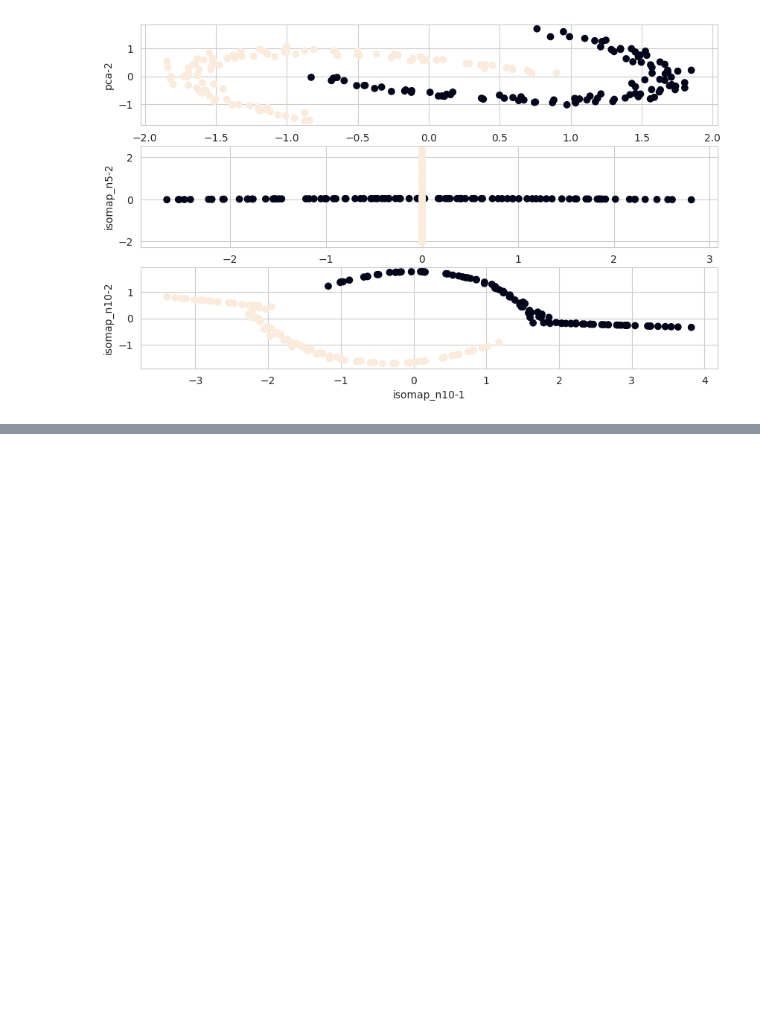
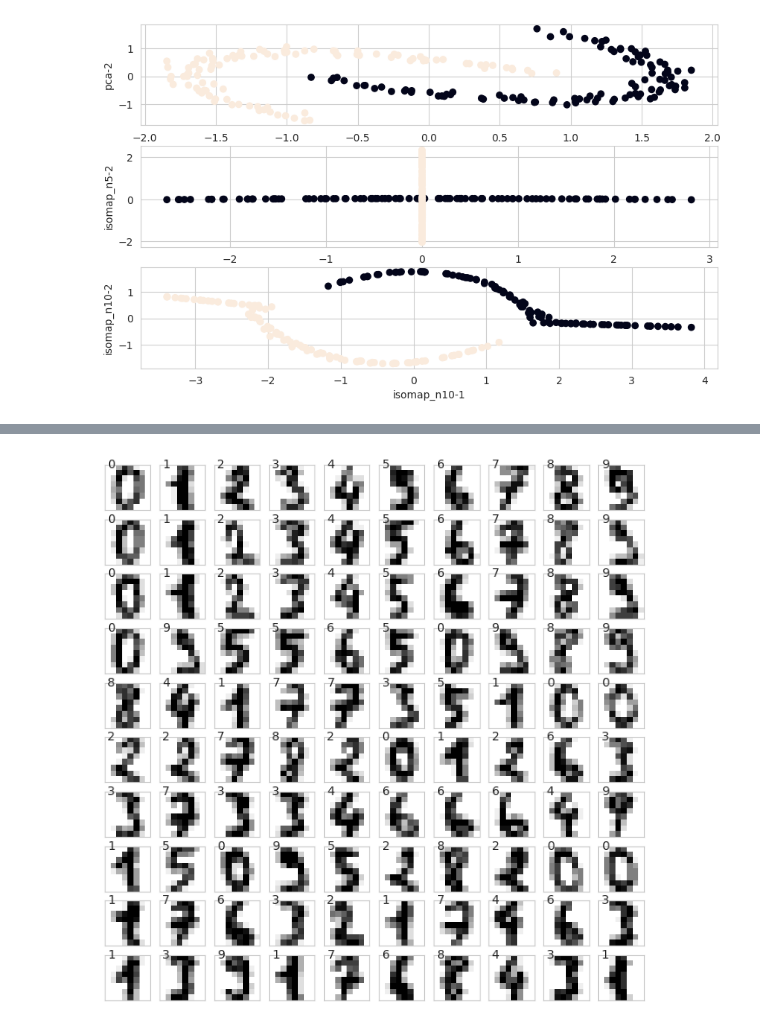
Before and after one commit to 1024xx4/ai_model_building_100, a Jupyter notebook: section03/section03.ipynb, the cells around one changed output, grey strips where cells are left out. Saved outputs shown, nothing was run; the diff lists cells and outputs as text; code cells hidden in the pictures; blank space fills up the shorter version.

```diff
--- a/section03/section03.ipynb
+++ b/section03/section03.ipynb
@@ -360,0 +369,6 @@ plt.show()
+# %%
+# MNIST の読み込み
+from sklearn.datasets import load_digits
+digits = load_digits()
+print(digits.data.shape)
+print(digits.data)
@@ -360,0 +384,10 @@ plt.show()
+# %%
+# MNIST を画像表示
+import matplotlib.pyplot as plt
+
+fig, axes = plt.subplots(10, 10, figsize=(8, 8), subplot_kw={'xticks': [], 'yticks': []})
+for i, ax in enumerate(axes.flat):
+    ax.imshow(digits.images[i], cmap='binary', interpolation='nearest')
+    ax.text(0, 0, str(digits.target[i]))
+# %% [output]
+[figure, added]
```
Also changed, not shown: parts of 6 cells of this notebook.
